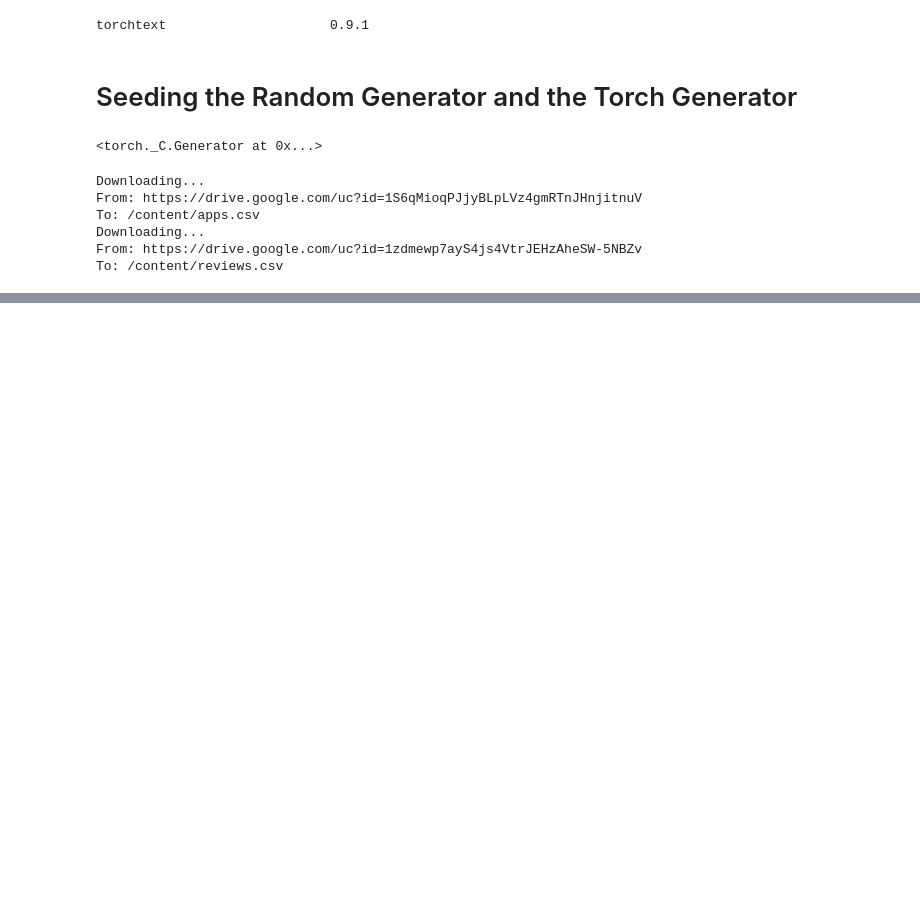
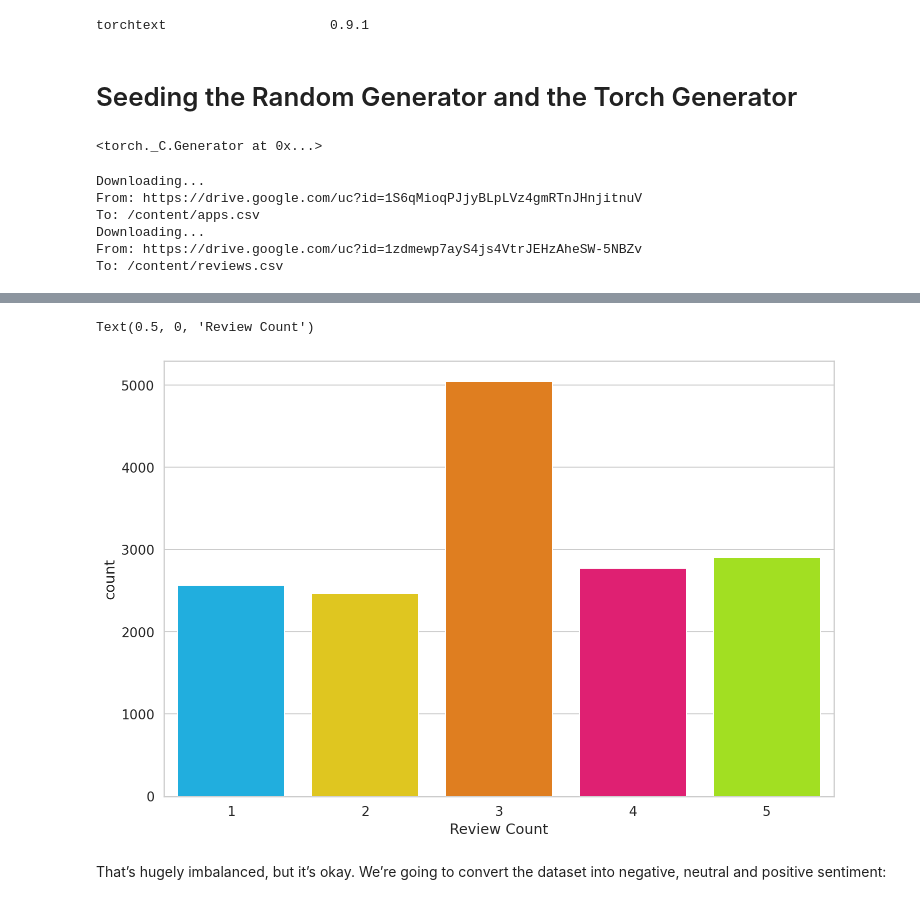
Before and after one commit to raduga256/SentimentAnalysisUsingBERT, a Jupyter notebook: bert_sentiment_analysis.ipynb, the cells around one changed output, grey strips where cells are left out. Saved outputs shown, nothing was run; the diff lists cells and outputs as text; code cells hidden in the pictures; blank space fills up the shorter version.

```diff
--- a/bert_sentiment_analysis.ipynb
+++ b/bert_sentiment_analysis.ipynb
@@ -147,0 +141,9 @@ df.head()
+# %%
+# Great, no missing values in the score and review texts! Do we have class imbalance?
+sns.countplot(df.score)
+plt.xlabel('Review Count')
+# %% [output]
+Text(0.5, 0, 'Review Count')
+[figure, added]
+# %% [markdown]
+That’s hugely imbalanced, but it’s okay. We’re going to convert the dataset into negative, neutral and positive sentiment:
```
Also changed, not shown: parts of 37 cells of this notebook.
